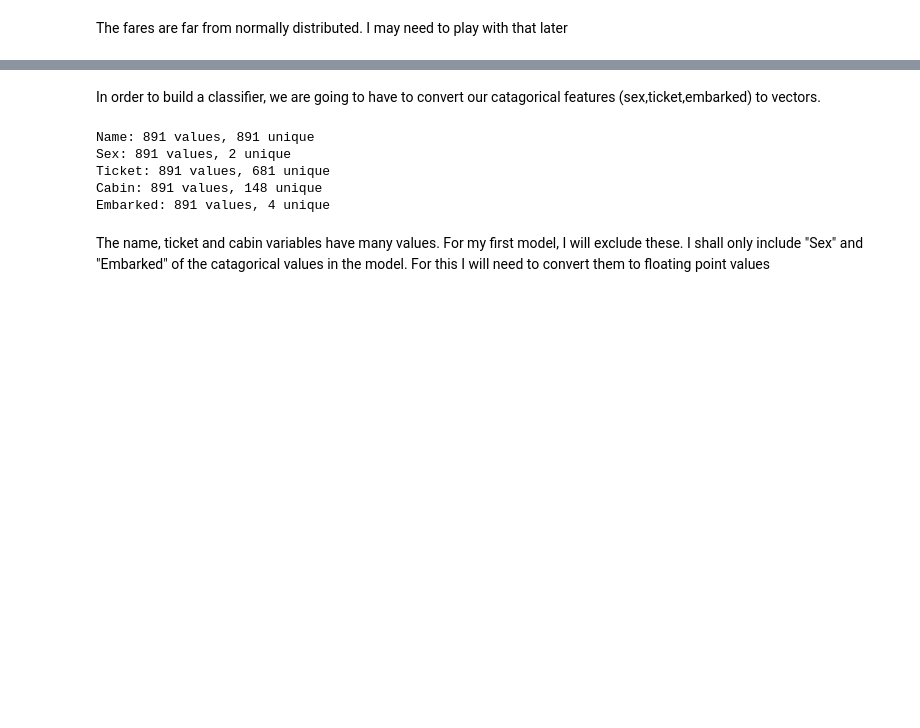
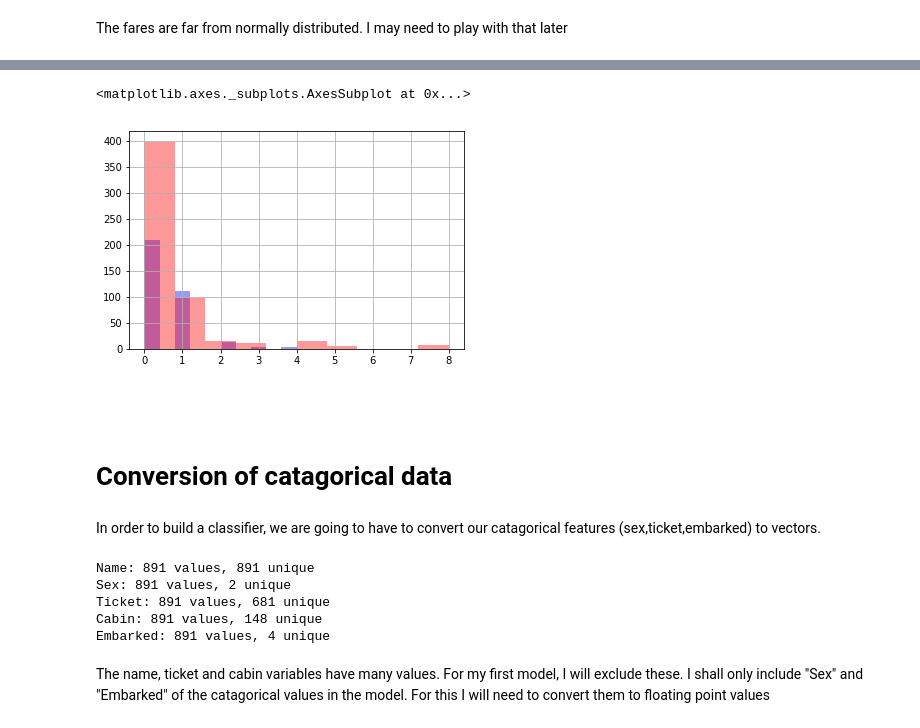
Before and after one commit to mdommett/titanic, a Jupyter notebook: notebook.ipynb, the cells around one changed output, grey strips where cells are left out. Saved outputs shown, nothing was run; the diff lists cells and outputs as text; code cells hidden in the pictures; blank space fills up the shorter version.

```diff
--- a/notebook.ipynb
+++ b/notebook.ipynb
@@ -146,3 +159,13 @@ The fares are far from normally distributed. I may need to play with that later
+# %%
+train.loc[train["Survived"]==1,"SibSp"].hist(alpha=0.4,color="blue")
+train.loc[train["Survived"]==0,"SibSp"].hist(alpha=0.4,color="red")
+# %% [output]
+<matplotlib.axes._subplots.AxesSubplot at 0x...>
+[figure, added]
+# %% [markdown]
+##
+# %% [markdown]
+# Conversion of catagorical data
 # %% [markdown]
 In order to build a classifier, we are going to have to convert our catagorical features (sex,ticket,embarked) to vectors.
 # %%
```
Also changed, not shown: parts of 12 cells of this notebook.
